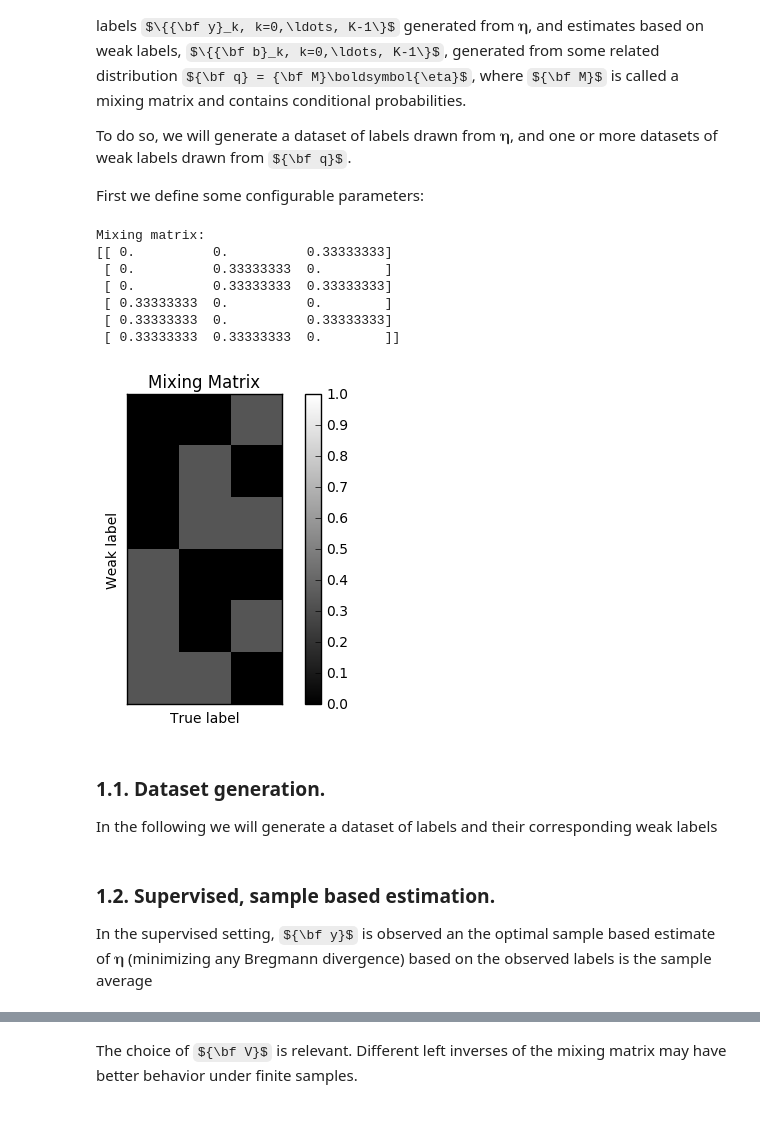
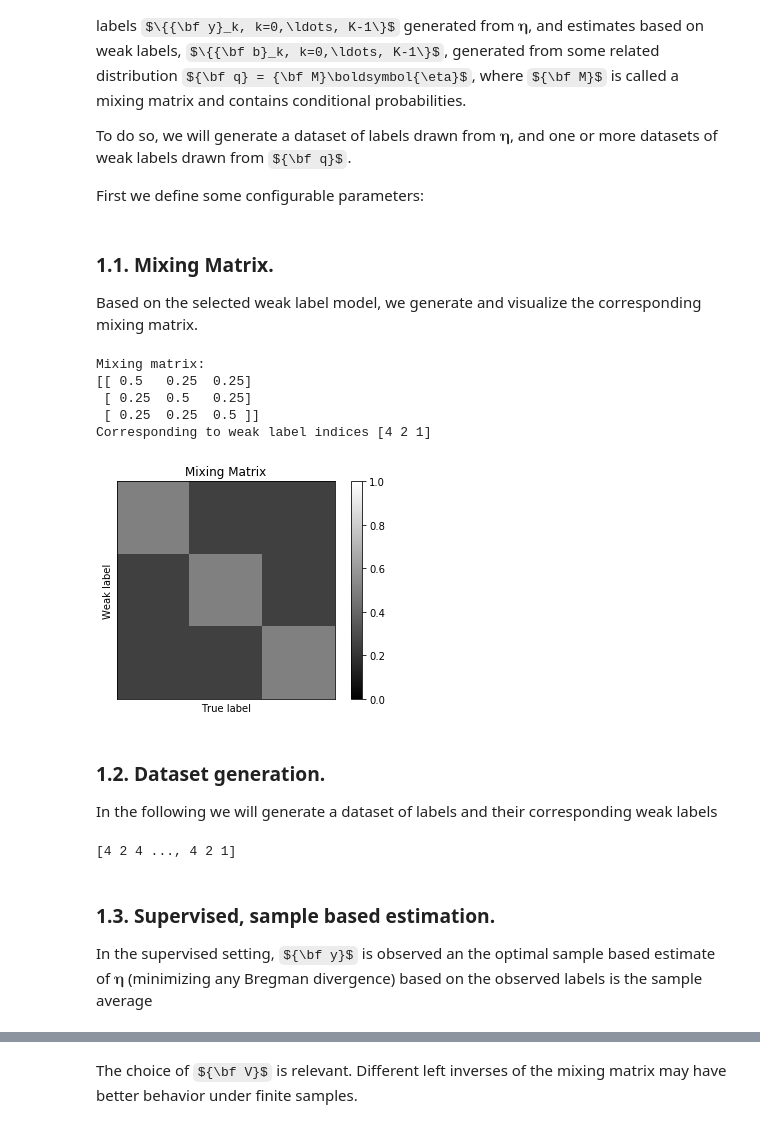
Before and after one commit to Orieus/WeakLabelModel, a Jupyter notebook: learnFromWL.ipynb, the cells around one changed output, grey strips where cells are left out. Drawn from its saved outputs; the diff is of its cells as text; code cells hidden in the pictures; some formulas as TeX source.

Commit message:
index of decimal labels for WLweakener. Updated notebook

```diff
--- a/learnFromWL.ipynb
+++ b/learnFromWL.ipynb
@@ -30,38 +30,66 @@ The main goal is to compare the behavior of a "supervised" estimate, based on a
 To do so, we will generate a dataset of labels drawn from $\boldsymbol{\eta}$, and one or more datasets of weak labels drawn from ${\bf q}$.
 
 First we define some configurable parameters:
+# %%
+# CONFIGURABLE PARAMETERS FOR THE WHOLE NOTEBOOK
+C = 3                             # Number of classes
+K = 10000                         # Sample size
+eta = np.array([0.5, 0.2, 0.3])   # True probability vector
+
+# Weak Label model.
+# This is the model used to generate the data.
+# Available options are: quasi_IPL, noisy, ...
+wl_model = 'noisy'   # quasi_IPL'
+
+# Parameters of the weak label model
+beta = 0.5
+
+# Virtual label model
+# This it the model used to estimate the probability vector
+# Available options are: quasi_IPL, noisy, Mproper, ...
+vl_model = 'Mproper'
+# %% [markdown]
+### 1.1. Mixing Matrix.
+
+Based on the selected weak label model, we generate and visualize the corresponding mixing matrix.
 # %%
-C = 3                             # Number of classes
-K = 10000                          # Sample size
-eta = np.array([0.5, 0.2, 0.3])   # True probability vector
+# Mixing matrix
+M = wlw.computeM(C, beta=beta, method=wl_model)
 
-# Mixing matrix
-M = wlw.computeM(C, beta=0.5, method='quasi_IPL')
-# M = wlw.computeM(C, beta=0.4, method='noisy')
-M = M[np.sum(M, axis=1) > 0]   # This is to remove zero rows, which are not relevant
+if wl_model == 'quasi_IPL':
+    dec_labels = np.arange(0, 2**C)
+elif wl_model == 'noisy':
+    dec_labels = 2**np.arange(C-1, -1, -1)
+else:
+    raise ValueError("dec_labels not implemented for the given wl_model")
+
+# Remove zero rows
+flag = np.nonzero(np.sum(M, axis=1))[0]
+M = M[flag, :]   # This is to remove zero rows, which are not relevant
+dec_labels = dec_labels[flag]   # This is to remove zero rows, which are not relevant
 
 # Show:
 print "Mixing matrix:"
 print M
+print "Corresponding to weak label indices {0}".format(dec_labels)
+
 plt.imshow(M, interpolation='nearest', cmap="gray", clim=(0.0, 1.0))
 plt.colorbar()
 plt.title('Mixing Matrix')
 plt.xlabel('True label')
 plt.ylabel('Weak label')
 plt.xticks([], [])
 plt.yticks([], [])
 plt.show()
 # %% [output]
 Mixing matrix:
-[[ 0.          0.          0.33333333]
- [ 0.          0.33333333  0.        ]
- [ 0.          0.33333333  0.33333333]
- [ 0.33333333  0.          0.        ]
- [ 0.33333333  0.          0.33333333]
- [ 0.33333333  0.33333333  0.        ]]
+[[ 0.5   0.25  0.25]
+ [ 0.25  0.5   0.25]
+ [ 0.25  0.25  0.5 ]]
+Corresponding to weak label indices [4 2 1]
-[figure, old version]
+[figure, new version]
 # %% [markdown]
-### 1.1. Dataset generation.
+### 1.2. Dataset generation.
 
 In the following we will generate a dataset of labels and their corresponding weak labels
 # %%
@@ -71,11 +99,14 @@ iy = np.random.choice(np.arange(0, C), size=K, p=eta)
 y = I[iy]
 
 # Generate weak label indices
-iz = wlw.generateWeak(iy, M, C)
+z = wlw.generateWeak(iy, M, dec_labels)
+print z
+# %% [output]
+[4 2 4 ..., 4 2 1]
 # %% [markdown]
-### 1.2. Supervised, sample based estimation.
+### 1.3. Supervised, sample based estimation.
 
-In the supervised setting, ${\bf y}$ is observed an the optimal sample based estimate of $\boldsymbol{\eta}$ (minimizing any Bregmann divergence) based on the observed labels is the sample average
+In the supervised setting, ${\bf y}$ is observed an the optimal sample based estimate of $\boldsymbol{\eta}$ (minimizing any Bregman divergence) based on the observed labels is the sample average
 # %%
 f = np.mean(y, axis=0)
 print "Supervised estimate: {0}".format(f)
```
Also changed, not shown: parts of 25 cells of this notebook, 1 other file.
